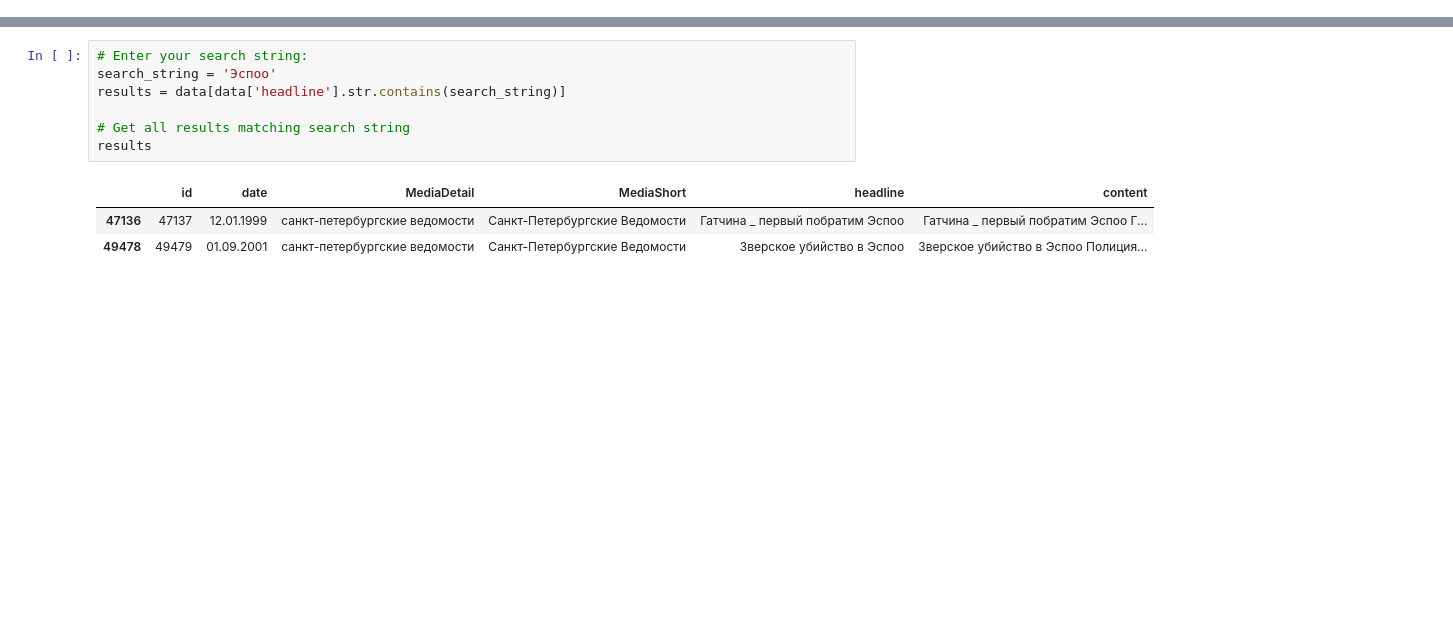
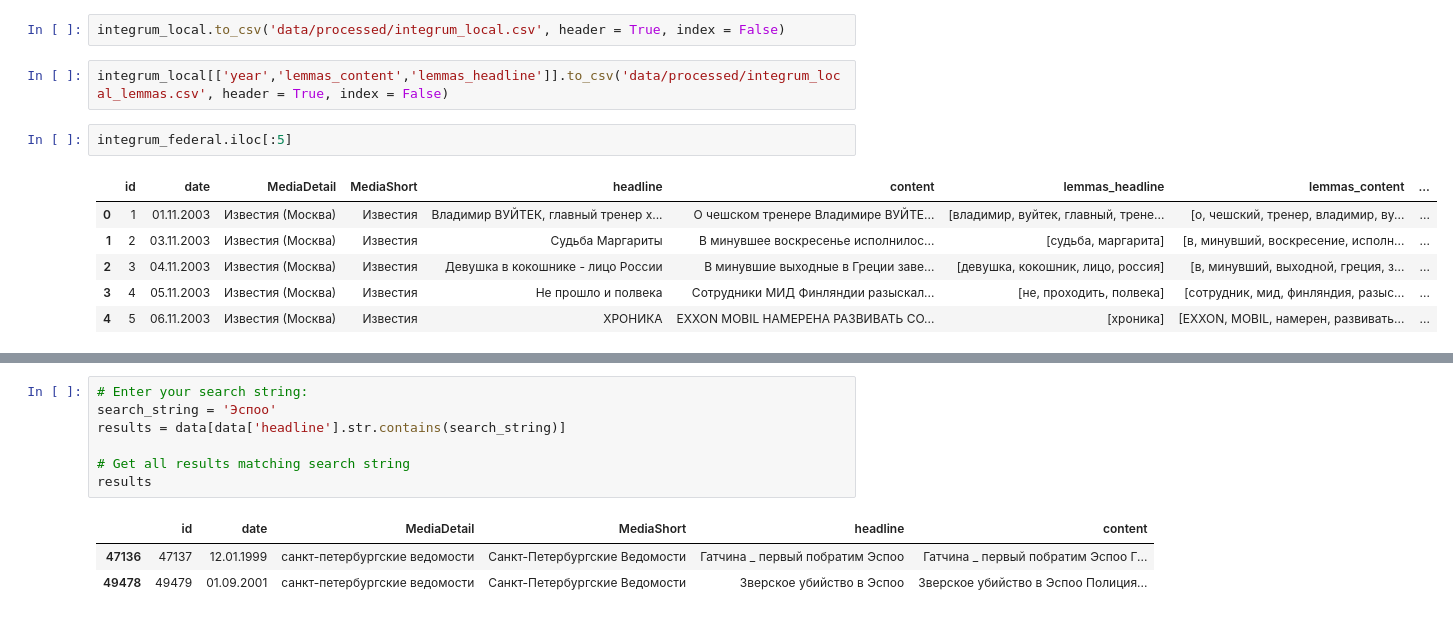
Before and after one commit to dhh18/finland_russia, a Jupyter notebook: Integrum - Processing.ipynb, the cells around one changed output, grey strips where cells are left out. Cells and saved outputs as stored; diff of their text form; blank space fills up the shorter version.

```diff
--- a/Integrum - Processing.ipynb
+++ b/Integrum - Processing.ipynb
@@ -71,0 +231,13 @@ lemmas.to_csv('/var/www/html/work/compressed/data/russia_finland/processed/integ
+# %%
+integrum_local.to_csv('data/processed/integrum_local.csv', header = True, index = False)
+# %%
+integrum_local[['year','lemmas_content','lemmas_headline']].to_csv('data/processed/integrum_local_lemmas.csv', header = True, index = False)
+# %%
+integrum_federal.iloc[:5]
+# %% [output]
+|  | id | date | MediaDetail | MediaShort | headline | content | lemmas_headline | lemmas_content | ... |
+| 0 | 1 | 01.11.2003 | Известия (Москва) | Известия | Владимир ВУЙТЕК, главный тренер х... | О чешском тренере Владимире ВУЙТЕ... | [владимир, вуйтек, главный, трене... | [о, чешский, тренер, владимир, ву... | ... |
+| 1 | 2 | 03.11.2003 | Известия (Москва) | Известия | Судьба Маргариты | В минувшее воскресенье исполнилос... | [судьба, маргарита] | [в, минувший, воскресение, исполн... | ... |
+| 2 | 3 | 04.11.2003 | Известия (Москва) | Известия | Девушка в кокошнике - лицо России | В минувшие выходные в Греции заве... | [девушка, кокошник, лицо, россия] | [в, минувший, выходной, греция, з... | ... |
+| 3 | 4 | 05.11.2003 | Известия (Москва) | Известия | Не прошло и полвека | Сотрудники МИД Финляндии разыскал... | [не, проходить, полвека] | [сотрудник, мид, финляндия, разыс... | ... |
+| 4 | 5 | 06.11.2003 | Известия (Москва) | Известия | ХРОНИКА | EXXON MOBIL НАМЕРЕНА РАЗВИВАТЬ СО... | [хроника] | [EXXON, MOBIL, намерен, развивать... | ... |
```
Also changed, not shown: parts of 27 cells of this notebook, 13 other files.
